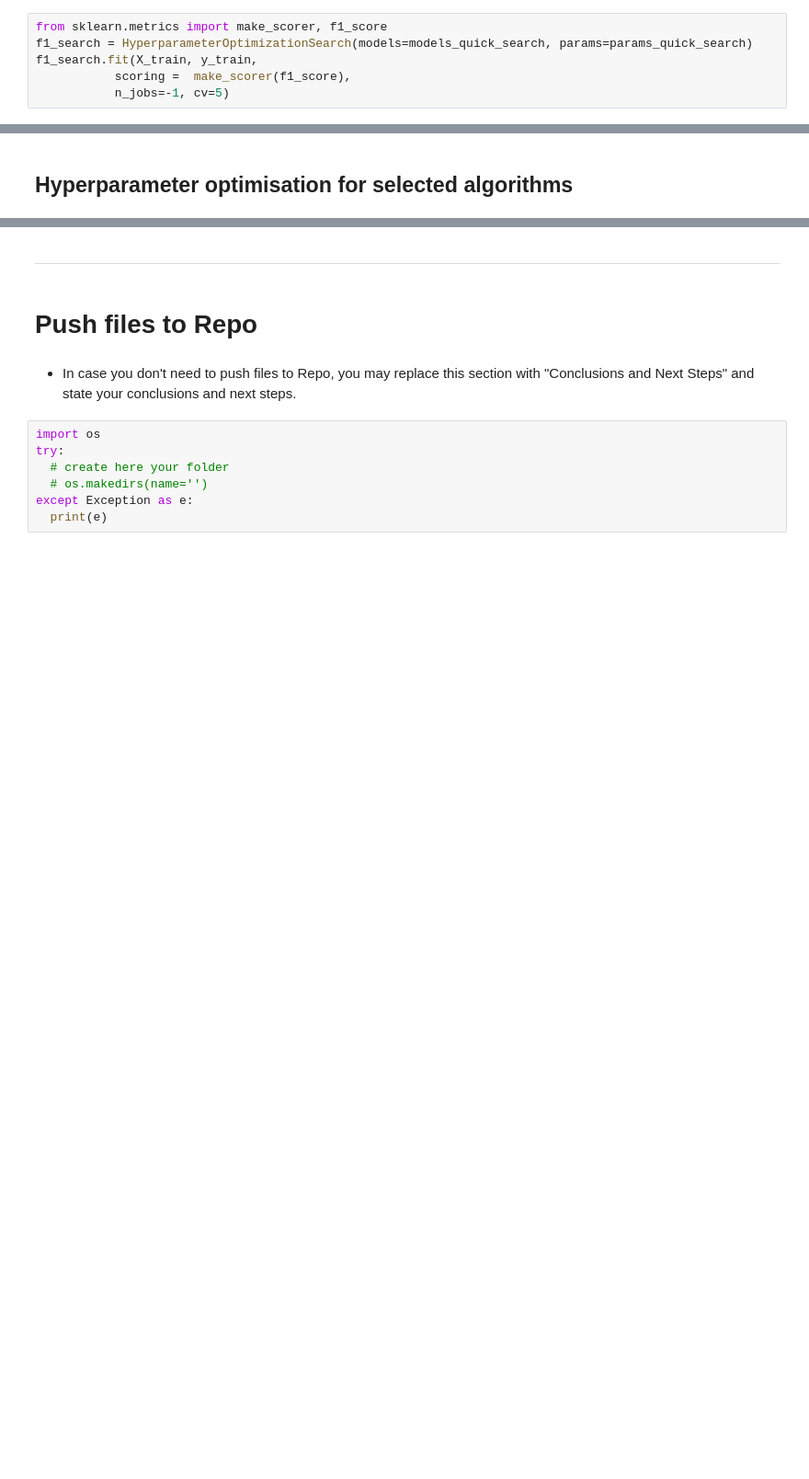
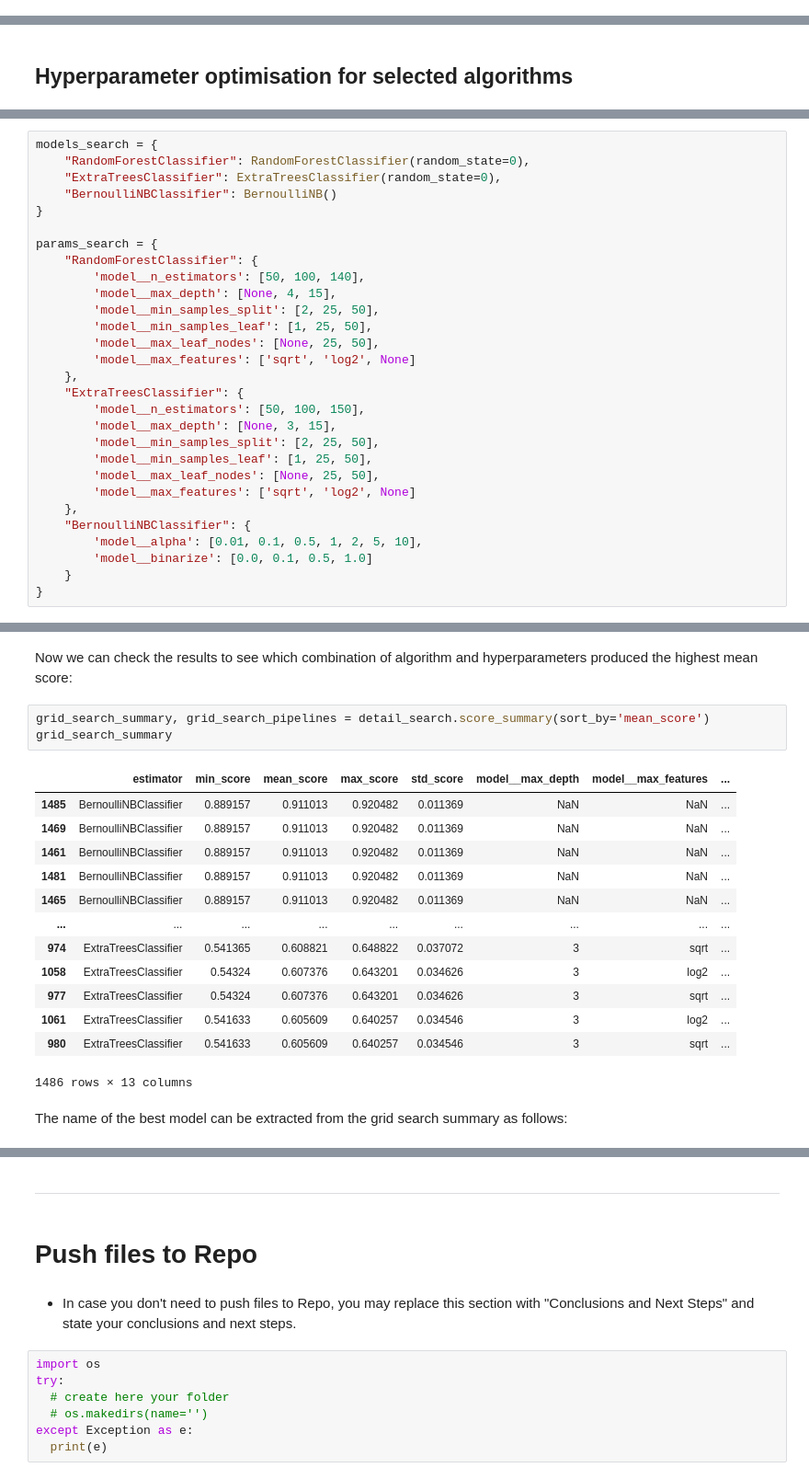
Before and after one commit to frankiesanjana/credit-card-default, a Jupyter notebook: jupyter_notebooks/05_modelling_and_evaluation.ipynb, the cells around one changed output, grey strips where cells are left out. Shown at 92% size. Cells and saved outputs as stored; diff of their text form; blank space fills up the shorter version.

```diff
--- a/jupyter_notebooks/05_modelling_and_evaluation.ipynb
+++ b/jupyter_notebooks/05_modelling_and_evaluation.ipynb
@@ -399,6 +396,0 @@ same with F1 score:
-# %%
-from sklearn.metrics import make_scorer, f1_score
-f1_search = HyperparameterOptimizationSearch(models=models_quick_search, params=params_quick_search)
-f1_search.fit(X_train, y_train,
-           scoring =  make_scorer(f1_score),
-           n_jobs=-1, cv=5)
@@ -457,0 +438,29 @@ First, we will define the models and parameters for the extensive search:
+# %%
+models_search = {
+    "RandomForestClassifier": RandomForestClassifier(random_state=0),
+    "ExtraTreesClassifier": ExtraTreesClassifier(random_state=0),
+    "BernoulliNBClassifier": BernoulliNB()
+}
+
+params_search = {
+    "RandomForestClassifier": {
+        'model__n_estimators': [50, 100, 140],
+        'model__max_depth': [None, 4, 15],
+        'model__min_samples_split': [2, 25, 50],
+        'model__min_samples_leaf': [1, 25, 50],
+        'model__max_leaf_nodes': [None, 25, 50],
+        'model__max_features': ['sqrt', 'log2', None]
+    },
+    "ExtraTreesClassifier": {
+        'model__n_estimators': [50, 100, 150],
+        'model__max_depth': [None, 3, 15],
+        'model__min_samples_split': [2, 25, 50],
+        'model__min_samples_leaf': [1, 25, 50],
+        'model__max_leaf_nodes': [None, 25, 50],
+        'model__max_features': ['sqrt', 'log2', None]
+    },
+    "BernoulliNBClassifier": {
+        'model__alpha': [0.01, 0.1, 0.5, 1, 2, 5, 10],
+        'model__binarize': [0.0, 0.1, 0.5, 1.0]
+    }
+}
@@ -457,0 +484,21 @@ First, we will define the models and parameters for the extensive search:
+# %% [markdown]
+Now we can check the results to see which combination of algorithm and hyperparameters produced the highest mean score:
+# %%
+grid_search_summary, grid_search_pipelines = detail_search.score_summary(sort_by='mean_score')
+grid_search_summary
+# %% [output]
+|  | estimator | min_score | mean_score | max_score | std_score | model__max_depth | model__max_features | ... |
+| 1485 | BernoulliNBClassifier | 0.889157 | 0.911013 | 0.920482 | 0.011369 | NaN | NaN | ... |
+| 1469 | BernoulliNBClassifier | 0.889157 | 0.911013 | 0.920482 | 0.011369 | NaN | NaN | ... |
+| 1461 | BernoulliNBClassifier | 0.889157 | 0.911013 | 0.920482 | 0.011369 | NaN | NaN | ... |
+| 1481 | BernoulliNBClassifier | 0.889157 | 0.911013 | 0.920482 | 0.011369 | NaN | NaN | ... |
+| 1465 | BernoulliNBClassifier | 0.889157 | 0.911013 | 0.920482 | 0.011369 | NaN | NaN | ... |
+| ... | ... | ... | ... | ... | ... | ... | ... | ... |
+| 974 | ExtraTreesClassifier | 0.541365 | 0.608821 | 0.648822 | 0.037072 | 3 | sqrt | ... |
+| 1058 | ExtraTreesClassifier | 0.54324 | 0.607376 | 0.643201 | 0.034626 | 3 | log2 | ... |
+| 977 | ExtraTreesClassifier | 0.54324 | 0.607376 | 0.643201 | 0.034626 | 3 | sqrt | ... |
+| 1061 | ExtraTreesClassifier | 0.541633 | 0.605609 | 0.640257 | 0.034546 | 3 | log2 | ... |
+| 980 | ExtraTreesClassifier | 0.541633 | 0.605609 | 0.640257 | 0.034546 | 3 | sqrt | ... |
+1486 rows × 13 columns
+# %% [markdown]
+The name of the best model can be extracted from the grid search summary as follows:
```
Also changed, not shown: parts of 12 cells of this notebook.
